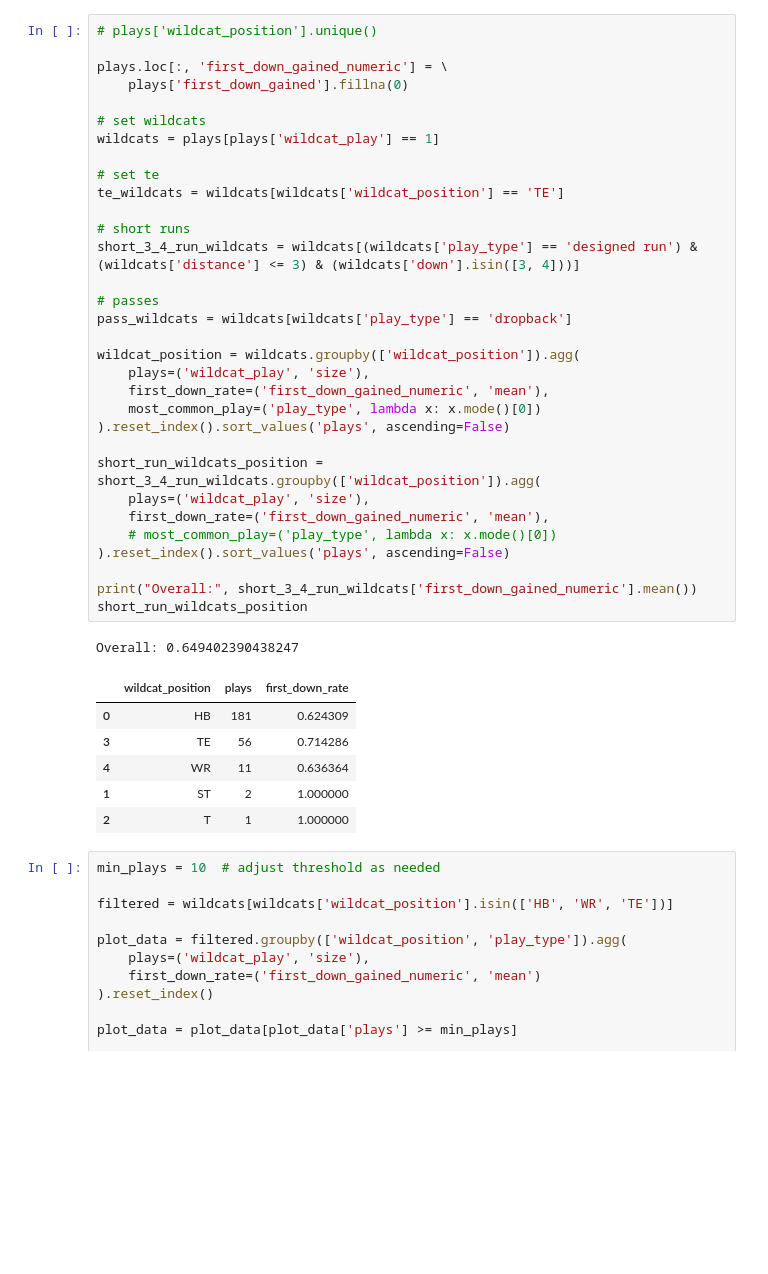
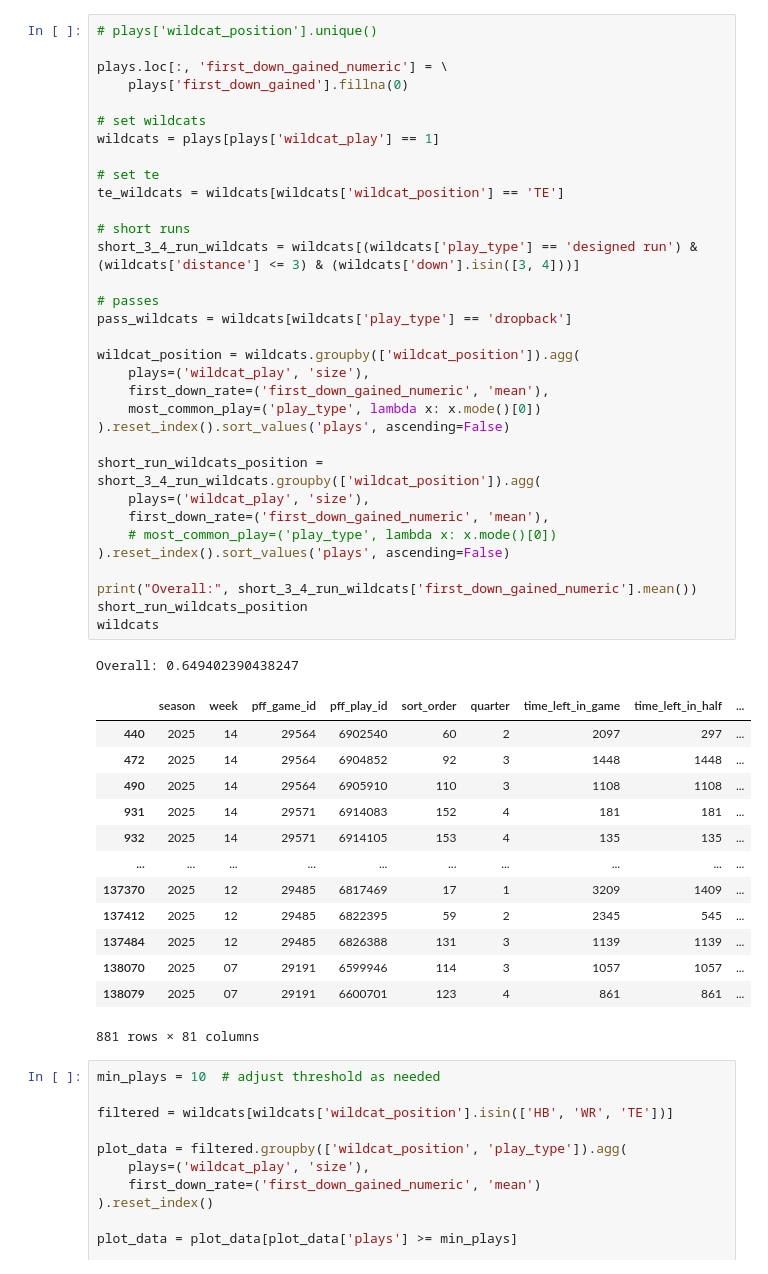
Before and after one commit to bchm513/football_wildcats, a Jupyter notebook: research2.ipynb, the cells around one changed output. Saved outputs shown, nothing was run; the diff lists cells and outputs as text; blank space fills up the shorter version.

```diff
--- a/research2.ipynb
+++ b/research2.ipynb
@@ -12,39 +16,47 @@ plays.loc[:, 'first_down_gained_numeric'] = \
     plays['first_down_gained'].fillna(0)
 
 # set wildcats
 wildcats = plays[plays['wildcat_play'] == 1]
 
 # set te
 te_wildcats = wildcats[wildcats['wildcat_position'] == 'TE']
 
 # short runs
 short_3_4_run_wildcats = wildcats[(wildcats['play_type'] == 'designed run') & (wildcats['distance'] <= 3) & (wildcats['down'].isin([3, 4]))]
 
 # passes
 pass_wildcats = wildcats[wildcats['play_type'] == 'dropback']
 
 wildcat_position = wildcats.groupby(['wildcat_position']).agg(
     plays=('wildcat_play', 'size'),
     first_down_rate=('first_down_gained_numeric', 'mean'),
     most_common_play=('play_type', lambda x: x.mode()[0])
 ).reset_index().sort_values('plays', ascending=False)
 
 short_run_wildcats_position = short_3_4_run_wildcats.groupby(['wildcat_position']).agg(
     plays=('wildcat_play', 'size'),
     first_down_rate=('first_down_gained_numeric', 'mean'),
     # most_common_play=('play_type', lambda x: x.mode()[0])
 ).reset_index().sort_values('plays', ascending=False)
 
 print("Overall:", short_3_4_run_wildcats['first_down_gained_numeric'].mean())
 short_run_wildcats_position
+wildcats
 # %% [output]
 Overall: 0.649402390438247
-|  | wildcat_position | plays | first_down_rate |
-| 0 | HB | 181 | 0.624309 |
-| 3 | TE | 56 | 0.714286 |
-| 4 | WR | 11 | 0.636364 |
-| 1 | ST | 2 | 1.000000 |
-| 2 | T | 1 | 1.000000 |
+|  | season | week | pff_game_id | pff_play_id | sort_order | quarter | time_left_in_game | time_left_in_half | ... |
+| 440 | 2025 | 14 | 29564 | 6902540 | 60 | 2 | 2097 | 297 | ... |
+| 472 | 2025 | 14 | 29564 | 6904852 | 92 | 3 | 1448 | 1448 | ... |
+| 490 | 2025 | 14 | 29564 | 6905910 | 110 | 3 | 1108 | 1108 | ... |
+| 931 | 2025 | 14 | 29571 | 6914083 | 152 | 4 | 181 | 181 | ... |
+| 932 | 2025 | 14 | 29571 | 6914105 | 153 | 4 | 135 | 135 | ... |
+| ... | ... | ... | ... | ... | ... | ... | ... | ... | ... |
+| 137370 | 2025 | 12 | 29485 | 6817469 | 17 | 1 | 3209 | 1409 | ... |
+| 137412 | 2025 | 12 | 29485 | 6822395 | 59 | 2 | 2345 | 545 | ... |
+| 137484 | 2025 | 12 | 29485 | 6826388 | 131 | 3 | 1139 | 1139 | ... |
+| 138070 | 2025 | 07 | 29191 | 6599946 | 114 | 3 | 1057 | 1057 | ... |
+| 138079 | 2025 | 07 | 29191 | 6600701 | 123 | 4 | 861 | 861 | ... |
+881 rows × 81 columns
 # %%
 min_plays = 10  # adjust threshold as needed
 
```
Also changed, not shown: parts of 3 cells of this notebook, 1 other file.
